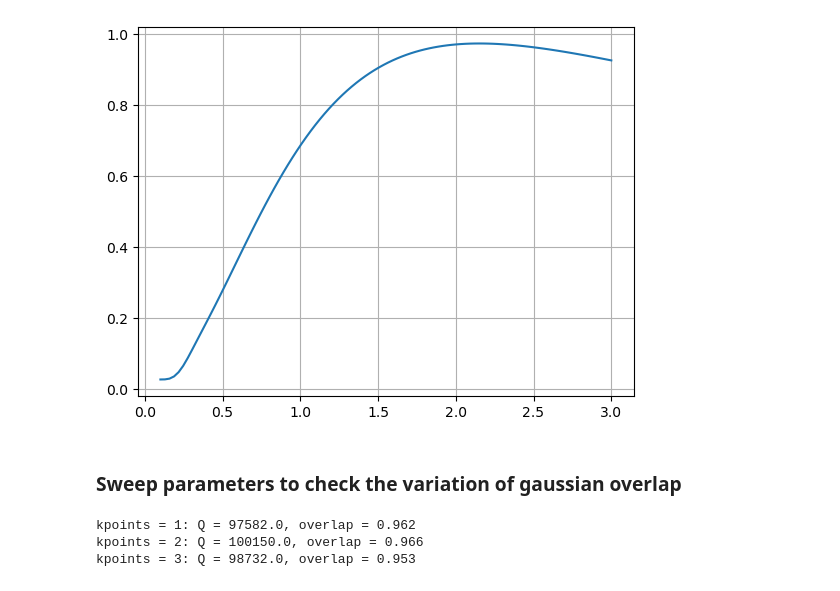
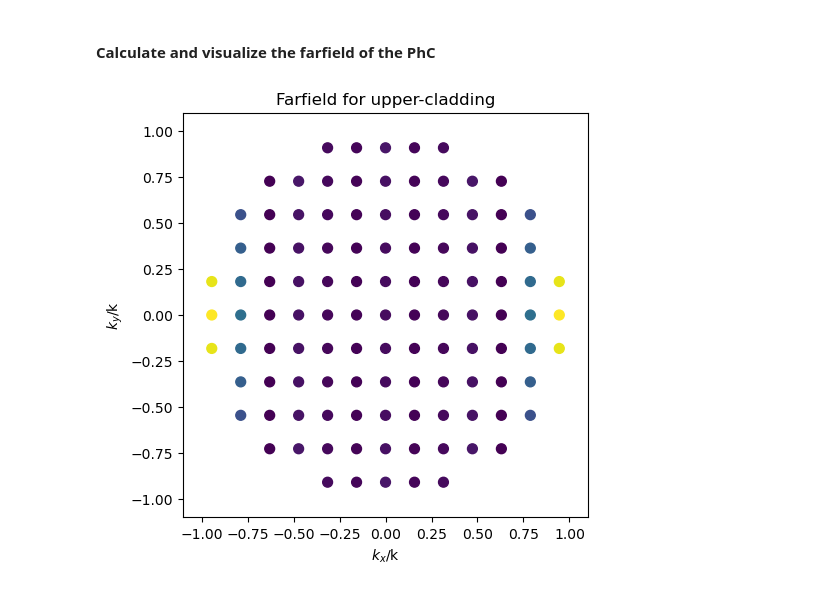
Before and after one commit to nkvij/Inverse-design-of-L3-photonic-crystal-cavity, a Jupyter notebook: Legume_inverse_design_520nm.ipynb, the cells around one changed output. Saved outputs shown, nothing was run; the diff lists cells and outputs as text; code cells hidden in the pictures.

```diff
--- a/Legume_inverse_design_520nm.ipynb
+++ b/Legume_inverse_design_520nm.ipynb
@@ -133,48 +143,6 @@ ax2.grid()
-# %%
-gaussian_width_array = np.linspace(0.1, 3, 100)
-overlap_array = np.zeros(len(gaussian_width_array))
-
-for idx, gaussian_width in enumerate(gaussian_width_array):
-
-    target_gaussian = 1/(npa.pi*gaussian_width**2)*npa.exp(-(x_array**2 + y_array**2)/(gaussian_width**2))
-    target_gaussian_norm = target_gaussian/npa.sqrt(npa.sum(target_gaussian**2))
-
-    overlap_array[idx] = npa.dot(rad_array_norm,target_gaussian_norm)**2
-
-plt.plot(gaussian_width_array, overlap_array)
-plt.grid()
-# %% [output]
-[figure, removed]
-# %% [markdown]
-### Sweep parameters to check the variation of gaussian overlap
-# %%
-# Sweep kpoints
-
-# Set some GME options
-num_modes = 30
-options = {'gmode_inds': [0], 'verbose': False, 'eig_sigma': 0.4,
-           'numeig': num_modes, 'gradients': 'approx', 'compute_im': False,
-           'eig_solver': 'eigsh'}
-
-kpoints_range = np.arange(4)+1
-quality_factor_array = np.zeros(len(kpoints_range))
-gaussian_overlap_array = np.zeros(len(kpoints_range))
-
-gmax = 2
-gaussian_width = 1.65
-
-for idx, kpoints in enumerate(kpoints_range):
-    kpoints_array = legume_backend.get_kpoints(Nx, Ny, nkx = kpoints, nky = kpoints)
-
-    (gme, quality_factor, directionality, indmode) = legume_backend.gme_cavity_dot(L3_phc, gmax = gmax,
-                                                    gaussian_width = gaussian_width, kpoints = kpoints_array,
-                                                    gme_options = options, eigvec = eigvec)
-
-    quality_factor_array[idx] = quality_factor
-    gaussian_overlap_array[idx] = directionality
-
-    print(f"kpoints = {kpoints}: Q = {np.round(quality_factor)}, overlap = {np.round(directionality, 3)}")
-# %% [output]
-kpoints = 1: Q = 97582.0, overlap = 0.962
-kpoints = 2: Q = 100150.0, overlap = 0.966
-kpoints = 3: Q = 98732.0, overlap = 0.953
+# %% [markdown]
+#### Calculate and visualize the farfield of the PhC
+# %%
+fig = legume_backend.visualize_far_field(gme, mind=indmode, cladding='u')
+# %% [output]
+[figure, added]
```
Also changed, not shown: parts of 9 cells of this notebook, 12 other files.
